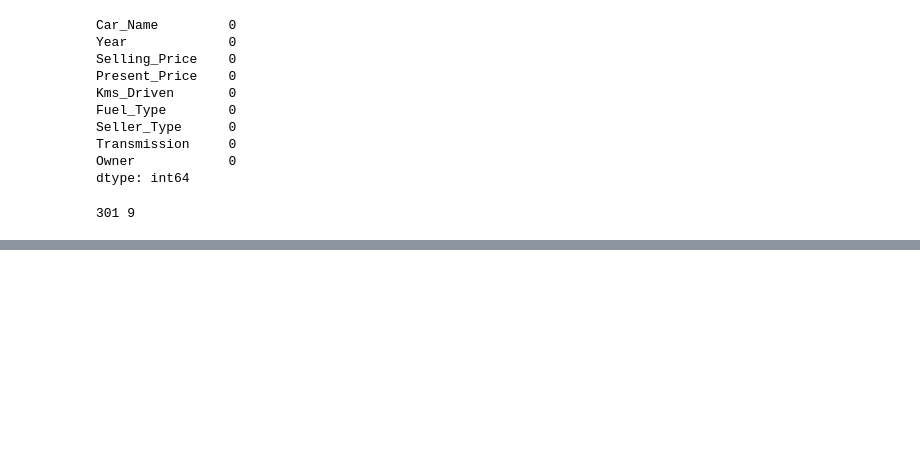
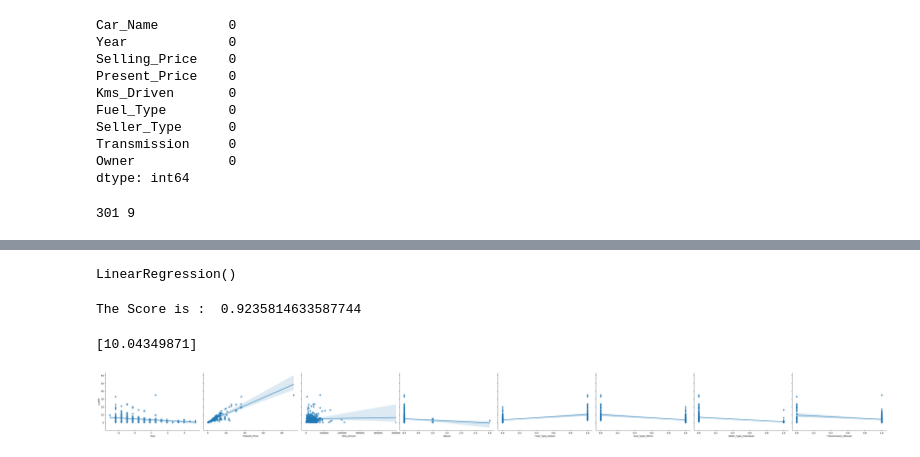
Before and after one commit to TejasRanjith/Lab, a Jupyter notebook: Python AI Lab S5/exp-5.ipynb, the cells around one changed output, grey strips where cells are left out. Saved outputs shown, nothing was run; the diff lists cells and outputs as text; code cells hidden in the pictures; blank space fills up the shorter version.

```diff
--- a/Python AI Lab S5/exp-5.ipynb
+++ b/Python AI Lab S5/exp-5.ipynb
@@ -142,0 +164,4 @@ plt.show()
+# %%
+lr.fit(x_train,y_train)
+# %% [output]
+LinearRegression()
@@ -142,0 +170,20 @@ plt.show()
+# %%
+from sklearn.metrics import r2_score
+r2score = r2_score(y_test,y_pred)
+print("The Score is : ",r2score)
+# %% [output]
+The Score is :  0.9235814633587744
+# %%
+new_data_point = [[-1.168129,12.50,9000,0,1,0,0,1]]
+point_pred = lr.predict(new_data_point)
+print(point_pred)
+# %% [output]
+[10.04349871]
+# %%
+Data=x[:4]
+Data['y_plot']=y
+
+sns.pairplot(Data,y_vars='y_plot',x_vars=test,kind="reg",height=4 ,aspect=1.5)
+plt.show()
+# %% [output]
+[figure, added]
```
Also changed, not shown: parts of 24 cells of this notebook, 11 other files.
